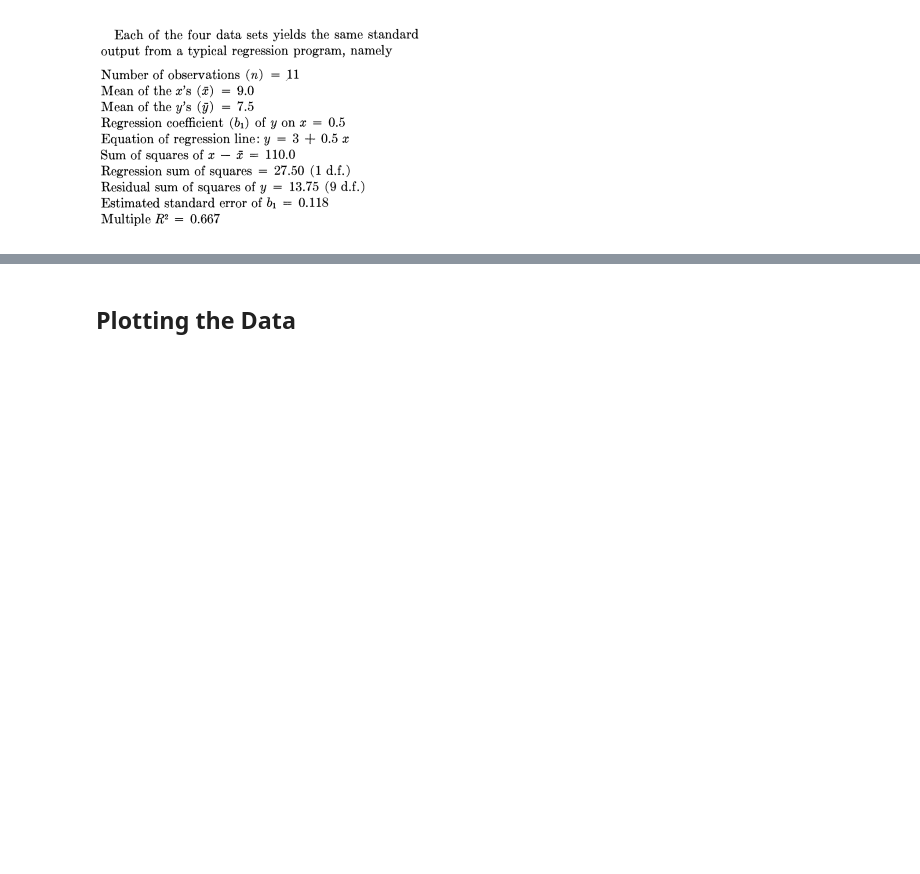
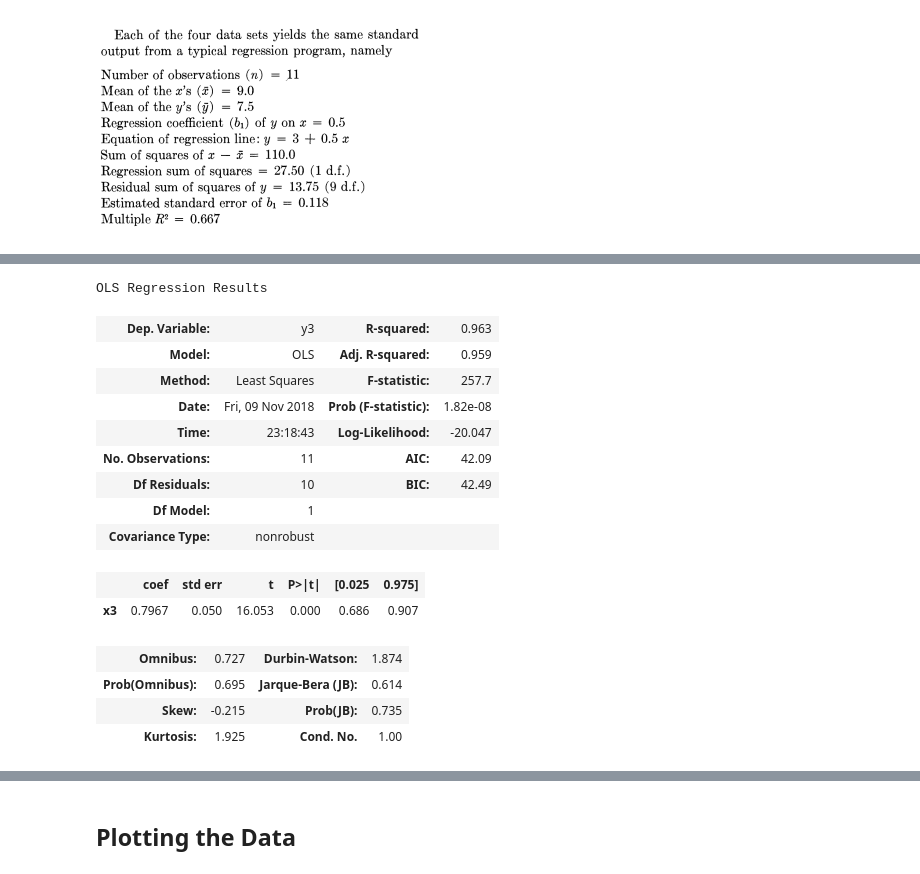
Before and after one commit to JohnONeillGMIT/FundamentalsOfDataAnalysis2, a Jupyter notebook: Anscombe's Quartet.ipynb, the cells around one changed output, grey strips where cells are left out. Saved outputs shown, nothing was run; the diff lists cells and outputs as text; code cells hidden in the pictures; blank space fills up the shorter version.

```diff
--- a/Anscombe's Quartet.ipynb
+++ b/Anscombe's Quartet.ipynb
@@ -102,0 +154,24 @@ df.describe() # Key features of the Data Set
+# %%
+X=df['x3']
+Y=df['y3']
+
+model = sm.OLS(Y,X).fit()
+predictions = model.predict(X)
+model.summary()
+# %% [output]
+OLS Regression Results
+| Dep. Variable: | y3 | R-squared: | 0.963 |
+| Model: | OLS | Adj. R-squared: | 0.959 |
+| Method: | Least Squares | F-statistic: | 257.7 |
+| Date: | Fri, 09 Nov 2018 | Prob (F-statistic): | 1.82e-08 |
+| Time: | 23:18:43 | Log-Likelihood: | -20.047 |
+| No. Observations: | 11 | AIC: | 42.09 |
+| Df Residuals: | 10 | BIC: | 42.49 |
+| Df Model: | 1 |  |  |
+| Covariance Type: | nonrobust |  |  |
+|  | coef | std err | t | P>|t| | [0.025 | 0.975] |
+| x3 | 0.7967 | 0.050 | 16.053 | 0.000 | 0.686 | 0.907 |
+| Omnibus: | 0.727 | Durbin-Watson: | 1.874 |
+| Prob(Omnibus): | 0.695 | Jarque-Bera (JB): | 0.614 |
+| Skew: | -0.215 | Prob(JB): | 0.735 |
+| Kurtosis: | 1.925 | Cond. No. | 1.00 |
```
Also changed, not shown: parts of 5 cells of this notebook.
